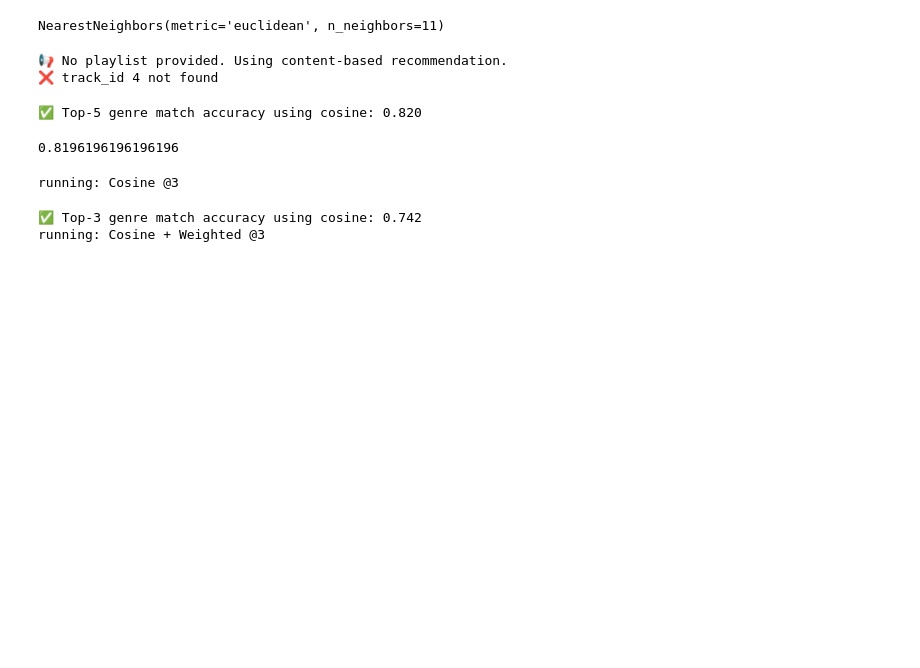
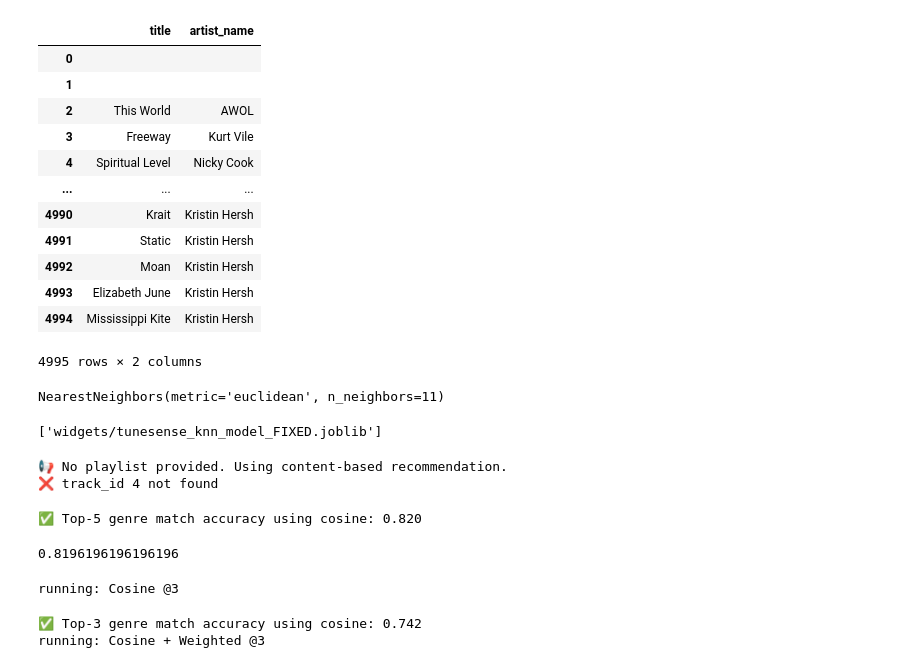
Before and after one commit to UofTSuperTroopers/TuneSense, a Jupyter notebook: TuneSenseModelColab.ipynb, the cells around one changed output. Drawn from its saved outputs; the diff is of its cells as text; code cells hidden in the pictures; blank space fills up the shorter version.

```diff
--- a/TuneSenseModelColab.ipynb
+++ b/TuneSenseModelColab.ipynb
@@ -39,3 +60,20 @@ df.drop(columns=["_id"], inplace=True, errors="ignore")
+# %%
+title_and_artist_name = df[["title", "artist_name"]].reset_index(drop=True)
+title_and_artist_name
+# %% [output]
+|  | title | artist_name |
+| 0 |  |  |
+| 1 |  |  |
+| 2 | This World | AWOL |
+| 3 | Freeway | Kurt Vile |
+| 4 | Spiritual Level | Nicky Cook |
+| ... | ... | ... |
+| 4990 | Krait | Kristin Hersh |
+| 4991 | Static | Kristin Hersh |
+| 4992 | Moan | Kristin Hersh |
+| 4993 | Elizabeth June | Kristin Hersh |
+| 4994 | Mississippi Kite | Kristin Hersh |
+4995 rows × 2 columns
 # %%
 # 🚹 3. Preprocess Features
 feature_cols = [col for col in df.columns if col.startswith(('mfcc_', 'chroma_', 'spec_contrast_', 'tempo', 'centroid', 'rms', 'zcr'))]
@@ -69,6 +107,20 @@ knn_euclidean = NearestNeighbors(n_neighbors=11, metric='euclidean')
 knn_euclidean.fit(X_scaled)
 # %% [output]
 NearestNeighbors(metric='euclidean', n_neighbors=11)
+# %%
+# BUNDLE TOGETHER METADATA INTO MODEL, AND EXPORT
+
+metadata = df[["title", "artist_name"]].reset_index(drop=True)
+bundle = {
+    "model": knn_cosine,
+    "scaler": scaler,
+    "feature_names": feature_cols,
+    "metadata": metadata
+}
+
+joblib.dump(bundle, "widgets/tunesense_knn_model_FIXED.joblib")
+# %% [output]
+['widgets/tunesense_knn_model_FIXED.joblib']
 # %%
 # 🔍 5. Basic Content-Based KNN Recommendation
 # Toggle between cosine and euclidean with the 'metric' argument
```
Also changed, not shown: parts of 4 cells of this notebook, 4 other files.
